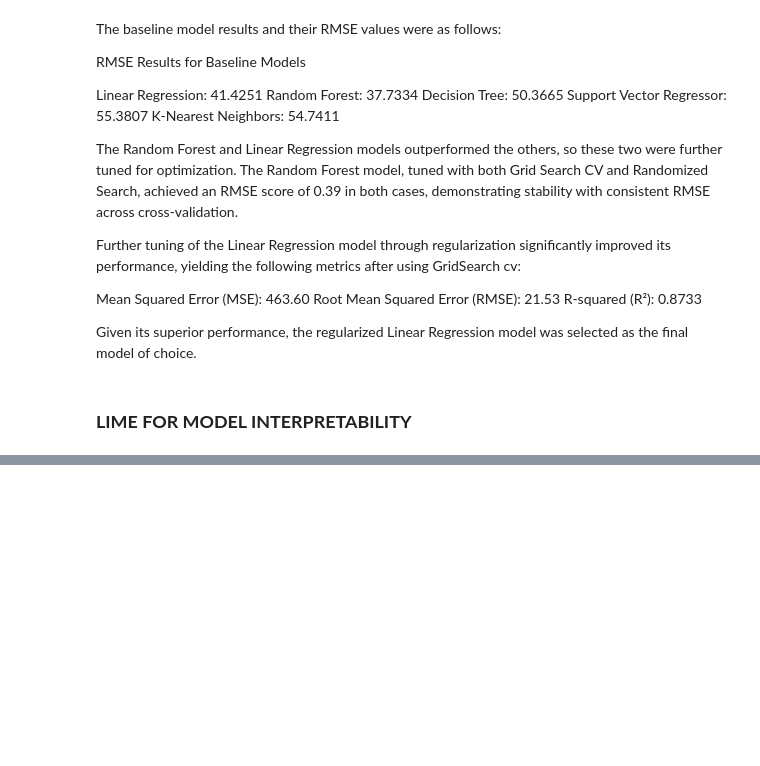
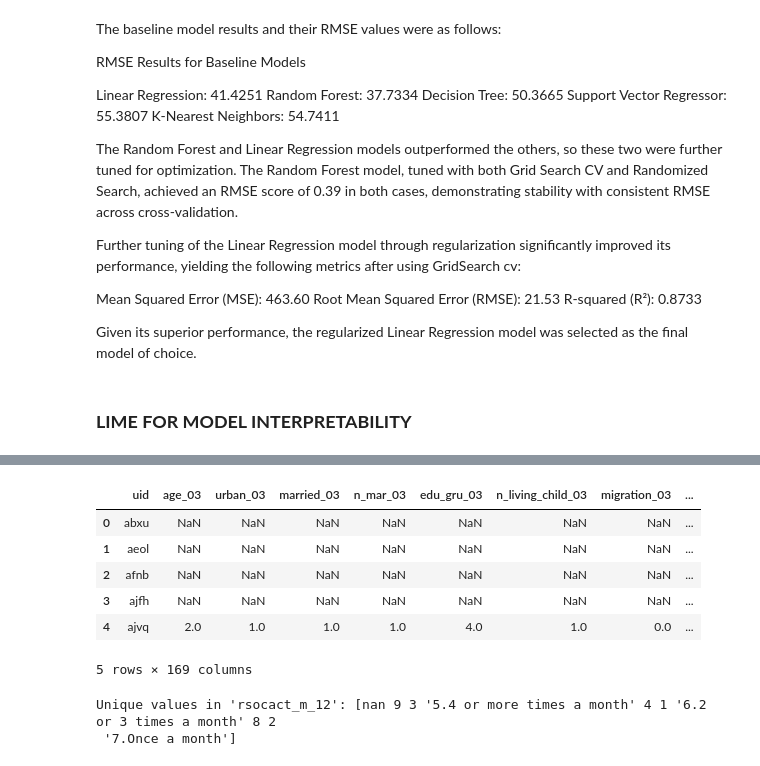
Before and after one commit to geomwangi007/Early-Detection-of-Alzheimer-s-Disease-and-Related-Dementias-Using-Social-Determinants-of-Health, a Jupyter notebook: IPNYBS/Mercy.ipynb, the cells around one changed output, grey strips where cells are left out. Drawn from its saved outputs; the diff is of its cells as text; code cells hidden in the pictures; blank space fills up the shorter version.

```diff
--- a/IPNYBS/Mercy.ipynb
+++ b/IPNYBS/Mercy.ipynb
@@ -2459,0 +2409,5 @@ MemoryError: Unable to allocate 371. GiB for an array with shape (2122, 23470344
+# %%
+missing_percentages = test_features.isnull().mean() * 100
+
+print("Percentage of missing values in each column:")
+print(missing_percentages)
@@ -2459,0 +2428,2 @@ MemoryError: Unable to allocate 371. GiB for an array with shape (2122, 23470344
+# %%
+test_features = test_features.loc[:, missing_percentages <= 50]
@@ -2459,0 +2717,21 @@ MemoryError: Unable to allocate 371. GiB for an array with shape (2122, 23470344
+# %%
+for column, mapping in mappings.items():
+    if column in test_features.columns:
+        test_features[column] = test_features[column].replace(mapping)
+# %%
+test_features.head()
+# %% [output]
+|  | uid | age_03 | urban_03 | married_03 | n_mar_03 | edu_gru_03 | n_living_child_03 | migration_03 | ... |
+| 0 | abxu | NaN | NaN | NaN | NaN | NaN | NaN | NaN | ... |
+| 1 | aeol | NaN | NaN | NaN | NaN | NaN | NaN | NaN | ... |
+| 2 | afnb | NaN | NaN | NaN | NaN | NaN | NaN | NaN | ... |
+| 3 | ajfh | NaN | NaN | NaN | NaN | NaN | NaN | NaN | ... |
+| 4 | ajvq | 2.0 | 1.0 | 1.0 | 1.0 | 4.0 | 1.0 | 0.0 | ... |
+5 rows × 169 columns
+# %%
+if 'rsocact_m_12' in test_features.columns:
+    unique_values = test_features['rsocact_m_12'].unique()
+    print("Unique values in 'rsocact_m_12':", unique_values)
+# %% [output]
+Unique values in 'rsocact_m_12': [nan 9 3 '5.4 or more times a month' 4 1 '6.2 or 3 times a month' 8 2
+ '7.Once a month']
```
Also changed, not shown: parts of 39 cells of this notebook, 4 other files.
